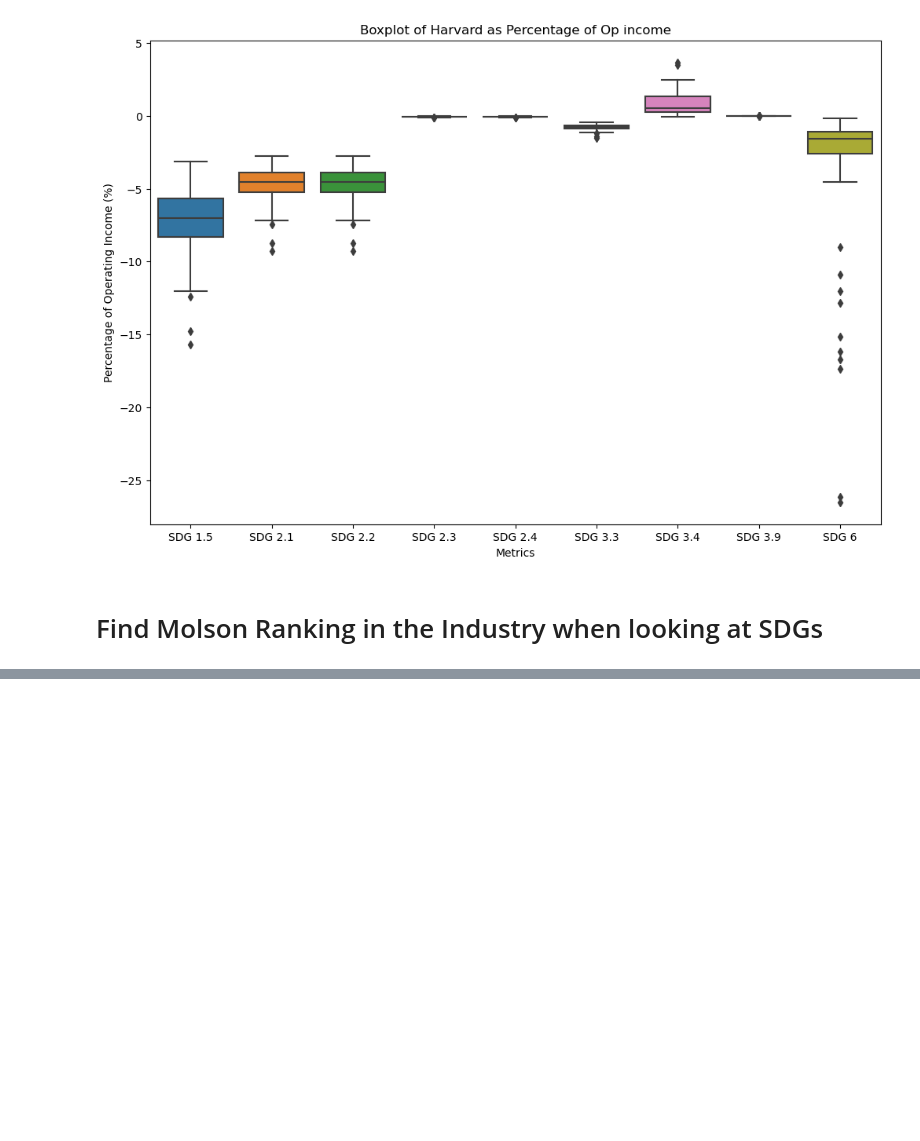
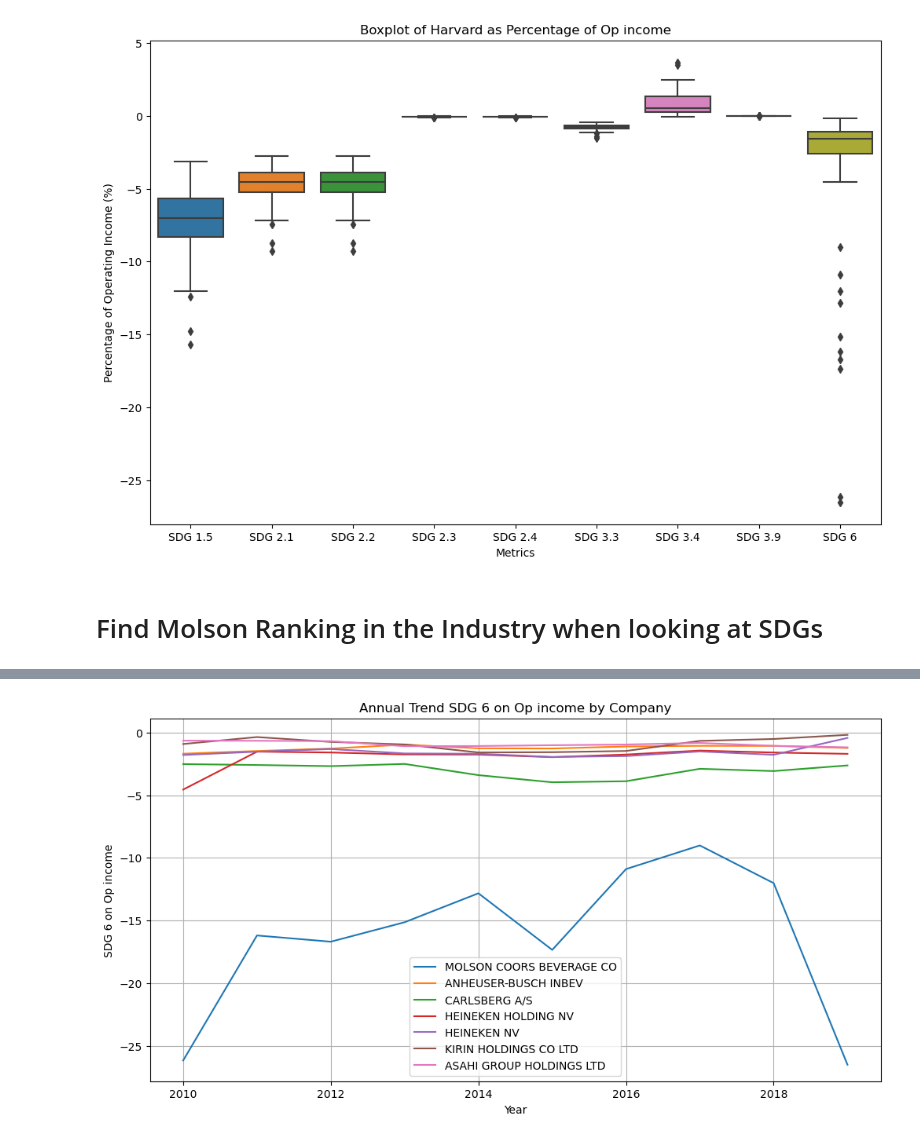
Before and after one commit to yummypugs/SPM-Project-Harvard, a Jupyter notebook: Box Plots Brewery 0%.ipynb, the cells around one changed output, grey strips where cells are left out. Drawn from its saved outputs; the diff is of its cells as text; code cells hidden in the pictures; blank space fills up the shorter version.

Commit message:
more plots

```diff
--- a/Box Plots Brewery 0%.ipynb
+++ b/Box Plots Brewery 0%.ipynb
@@ -263,3 +263,6 @@ plt.show()
 [figure]
 # %% [markdown]
 # Find Molson Ranking in the Industry when looking at SDGs
+# %%
+sdg6 = df_opinc.loc[:,["Year", "Company Name", "SDG 6"]]
+sdg6
@@ -265,0 +283,26 @@ plt.show()
+# %%
+from matplotlib.ticker import FuncFormatter
+
+# Create a unique list of company names
+company_names = sdg6["Company Name"].unique()
+
+# Set up the plot
+plt.figure(figsize=(12, 6))
+
+# Iterate through each company and plot its annual trend
+for company in company_names:
+    company_data = sdg6[sdg6["Company Name"] == company]
+    plt.plot(company_data["Year"], company_data["SDG 6"], label=company)
+
+# Add labels and legend
+plt.xlabel("Year")
+plt.ylabel("SDG 6 on Op income")
+plt.title("Annual Trend SDG 6 on Op income by Company")
+plt.legend(loc="best")
+
+
+# Show the plot
+plt.grid()
+plt.show()
+# %% [output]
+[figure, added]
```
Also changed, not shown: parts of 3 cells of this notebook, 2 other files.
